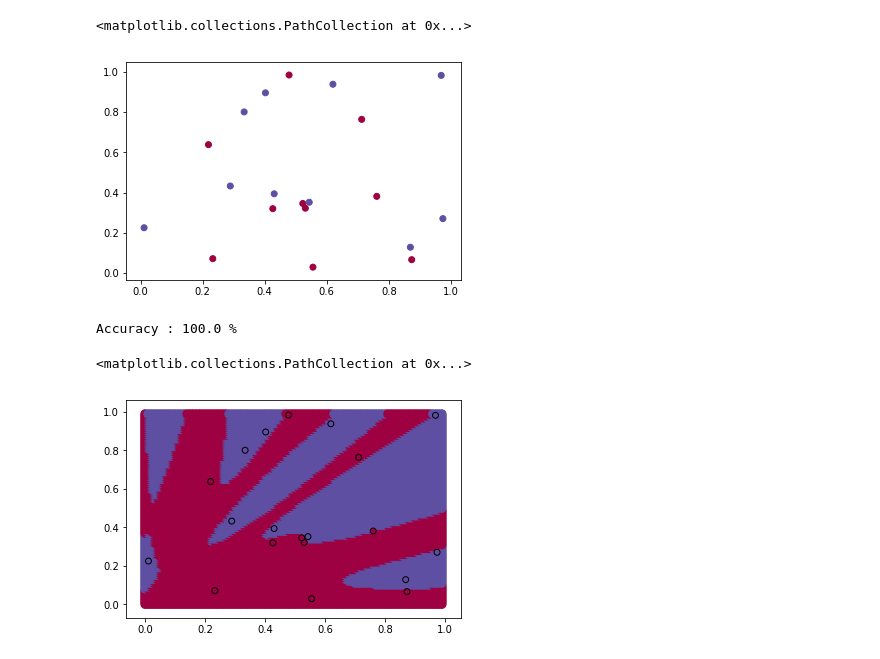
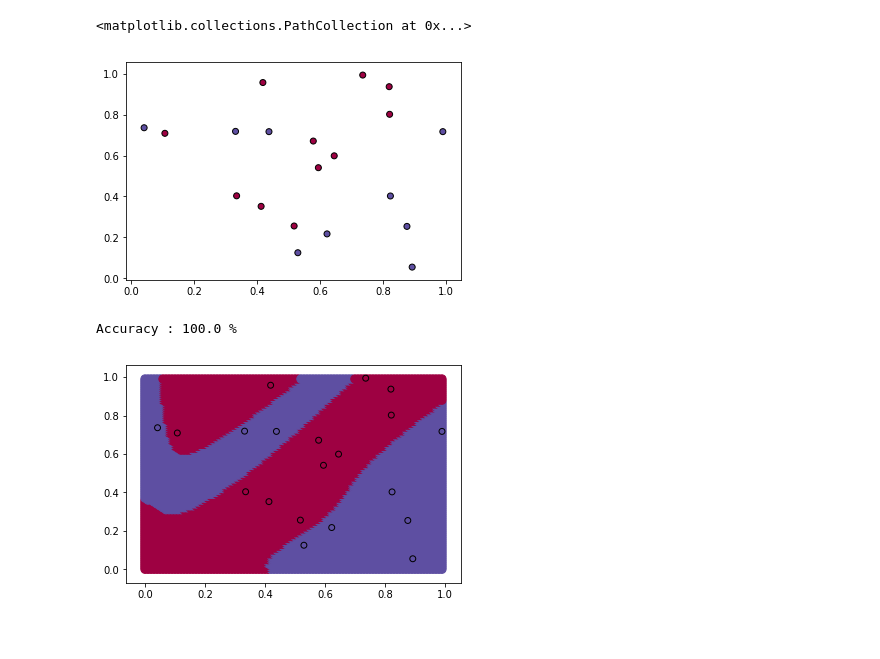
Before and after one commit to RAAKASH/Blog-gocode, a Jupyter notebook: Neural Nets/Neural Network Example.ipynb, the cells around one changed output. Cells and saved outputs as stored; diff of their text form; code cells hidden in the pictures.

```diff
--- a/Neural Nets/Neural Network Example.ipynb
+++ b/Neural Nets/Neural Network Example.ipynb
@@ -2,22 +2,24 @@
 import numpy as np
 import matplotlib.pyplot as plt
 
-n = 20
-np.random.seed(8)
-X = np.random.rand(2,n)
-y = np.round(np.random.rand(n)).astype(int)
-Y = np.zeros(shape = (2,X.shape[1]))
+n = 20 # Size of dataset
+o = 2 # No of classes
+m = 2 # Feature vector size
+np.random.seed(6)
+X = np.random.rand(m,n)
+y = np.round(np.random.rand(n)*(o-1)).astype(int)
+Y = np.zeros(shape = (o,X.shape[1]))
 Y[y,range(n)] = 1
-plt.scatter(X[0,:],X[1,:],c=y[0:],cmap=plt.cm.Spectral)
+plt.scatter(X[0,:],X[1,:],c=y[0:],cmap=plt.cm.Spectral,edgecolors='k')
 # %% [output]
 <matplotlib.collections.PathCollection at 0x...>
-[figure, old version]
+[figure, new version]
 # %%
-# Neural net code
-h = 70
-W0 = (np.random.rand(h,2))
-W1 = (np.random.rand(2,h))
-for i in range(100000):
+# Neural-net code
+h = 70 # Number of hidden layers
+W0 = (np.random.rand(h,m))
+W1 = (np.random.rand(o,h))
+for i in range(10000): # No of epochs
     a1 = 1/(1+np.exp(-np.dot(W0,X)))
     h2 = np.exp(np.dot(W1,a1))
     a2 = np.divide(h2,np.sum(h2,axis=0))
@@ -26,6 +28,8 @@ for i in range(100000):
     W1 +=  -dW1/n
     W0 += -dW0/n
 
+
+# Predicting accuracy
 a1 = 1/(1+np.exp(-np.dot(W0,X)))
 h2 = np.exp(np.dot(W1,a1))
 a2 = np.divide(h2,np.sum(h2,axis=0))
@@ -33,28 +37,30 @@ print 'Accuracy :' , 100 -np.sum(np.abs(np.round(a2) - Y))/n*100,'%'
 # %% [output]
 Accuracy : 100.0 %
 # %%
-def plotres(W0,W1,density=100):
+# Plots boundaries of neural nets - Works only for 2D - X matrix
+def plotbound(W0,W1,density=100):
     c = density
     x_pl = np.array(range(0,c))/100.0
     y_pl = np.array(range(0,c))/100.0
     xv, yv = np.meshgrid(x_pl, y_pl, sparse=False, indexing='xy')
     xv = xv.reshape(xv.size,1)
     yv = yv.reshape(xv.size,1)
 
     Data1 = np.concatenate((xv,yv),axis=1).T
     a1 = 1/(1+np.exp(-np.dot(W0,Data1)))
     h2 = np.exp(np.dot(W1,a1))
     a2 = np.divide(h2,np.sum(h2,axis=0))
-    col = np.zeros(shape = (c*c,1))
-    for i in range(c*c):
-        if a2[0,i]>=0.5:
-            col[i] = 0
-        else:
-            col[i] = 1
-    plt.scatter(Data1[0,:],Data1[1,:],c=col.reshape(c*c),s=70,cmap=plt.cm.Spectral)
+    col = np.zeros(shape = (c*c))
 
-plotres(W0,W1)
-plt.scatter(X[0,:],X[1,:],c=y[0:],cmap=plt.cm.Spectral,s=35,edgecolors='k')
+    for i in range(o):
+        col[a2[i,:]>=0.5] = i
+
+    plt.scatter(Data1[0,:],Data1[1,:],c=col,s=70,cmap=plt.cm.Spectral)
+
+if m<3 :
+    plotbound(W0,W1)
+    plt.scatter(X[0,:],X[1,:],c=y[0:],cmap=plt.cm.Spectral,s=35,edgecolors='k')
+else:
+    print 'This section works only for 2-D matrices'
 # %% [output]
-<matplotlib.collections.PathCollection at 0x...>
-[figure, old version]
+[figure, new version]
```
